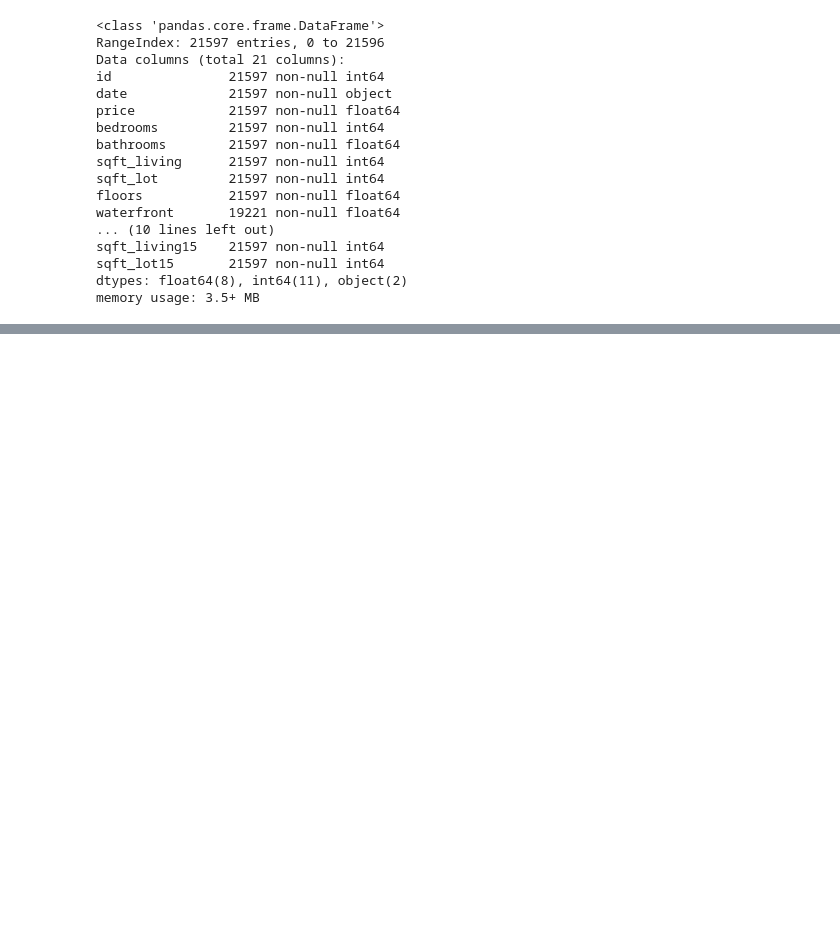
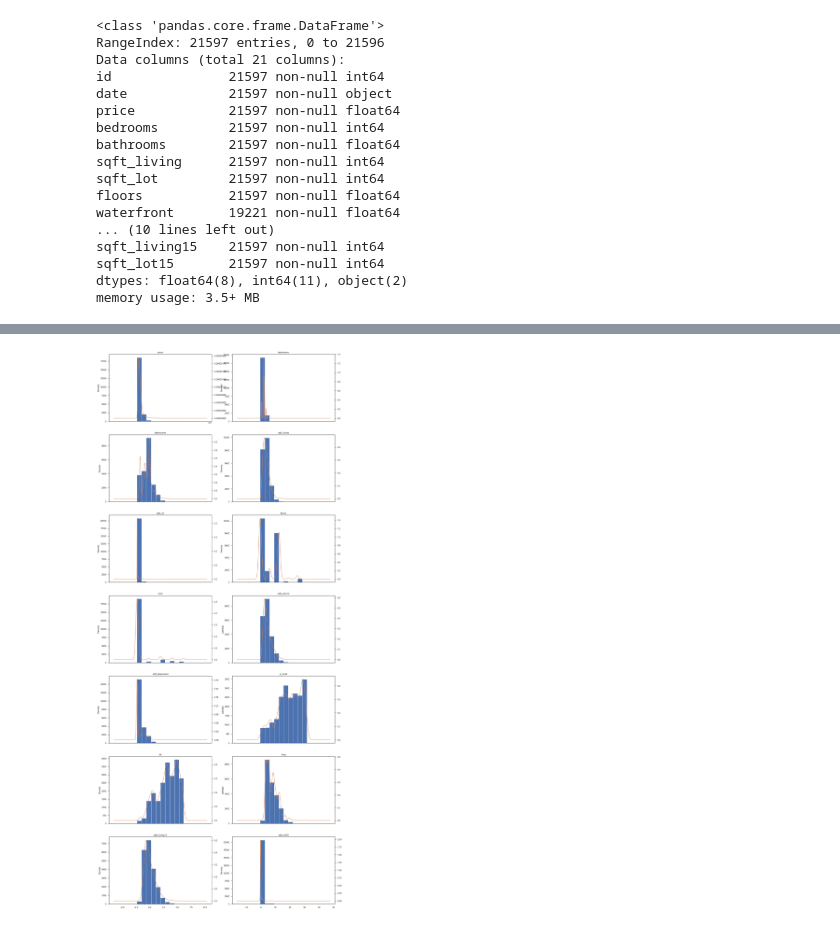
Before and after one commit to nxd0/dsc-1-final-project-online-ds-sp-000, a Jupyter notebook: student.ipynb, the cells around one changed output, grey strips where cells are left out. Cells and saved outputs as stored; diff of their text form; code cells hidden in the pictures; blank space fills up the shorter version.

```diff
--- a/student.ipynb
+++ b/student.ipynb
@@ -128,0 +622,12 @@ kcdf.describe()
+# %%
+#lets add the KDEs...
+
+fig, ax = plt.subplots(7,2, figsize=(20, 50))
+ax = ax.ravel()
+
+for i in range(14):
+    ax[i] = kcdf.iloc[:,i].plot(kind='hist', ax=ax[i])
+    ax[i] = kcdf.iloc[:,i].plot(kind='kde', ax=ax[i], secondary_y=True)
+    plt.title(kcdf.columns[i])
+# %% [output]
+[figure, added]
```
Also changed, not shown: parts of 67 cells of this notebook.
